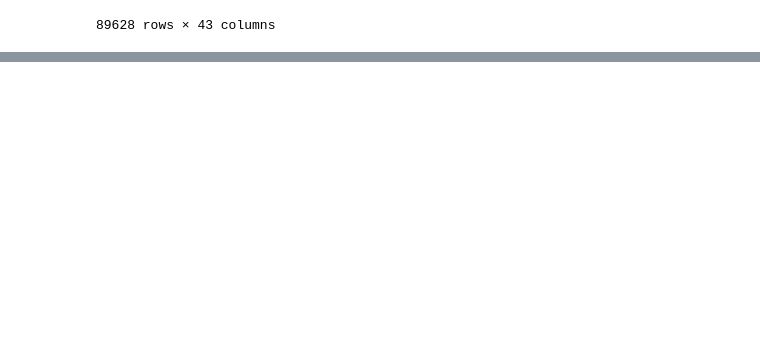
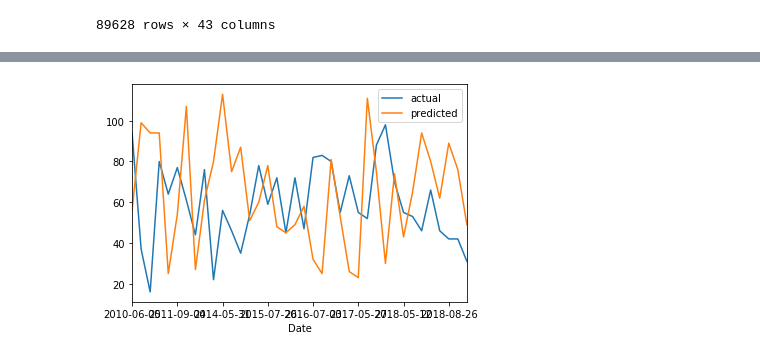
Before and after one commit to mark-richards/afl-eda, a Jupyter notebook: footywire-afl-eda.ipynb, the cells around one changed output, grey strips where cells are left out. Cells and saved outputs as stored; diff of their text form; code cells hidden in the pictures; blank space fills up the shorter version.

Commit message:
player SC projections

```diff
--- a/footywire-afl-eda.ipynb
+++ b/footywire-afl-eda.ipynb
@@ -229,0 +322,5 @@ df_footywire_data
+# %%
+# Get home/away status
+status_dummies = pd.get_dummies(df_footywire_data['Status'], prefix='Status')
+df_footywire_data = df_footywire_data.merge(status_dummies, left_index=True, right_index=True)
+df_footywire_data
@@ -229,0 +372,4 @@ df_footywire_data
+# %%
+from sklearn import ensemble
+
+clr = ensemble.RandomForestClassifier(n_estimators=10)
@@ -229,0 +386,15 @@ df_footywire_data
+# %%
+clr.fit(X_train, y_train)
+
+pred = clr.predict(X_test)
+# %%
+evaluate = pd.DataFrame({
+    "actual": y_test,
+    "predicted": pred,
+    "diff": y_test - pred
+})
+
+# evaluate
+df_predicted_scores = pd.merge(df_footywire_data_clean, evaluate, left_index=True, right_index=True)
+df_predicted_scores
+# df_predicted_scores.to_csv('thingy.csv')
@@ -229,0 +415,14 @@ df_footywire_data
+# %%
+df_predicted_scores = df_predicted_scores.loc[df_predicted_scores['Player'] == 'Neville Jetta']
+df_predicted_scores = df_predicted_scores[['Date', 'actual', 'predicted']]
+df_predicted_scores = df_predicted_scores.set_index('Date')
+lines = df_predicted_scores.plot.line()
+# fig, ax = plt.subplots()
+
+# for key, grp in df.groupby(['color']):
+#     ax = grp.plot(ax=ax, kind='line', x='x', y='y', c=key, label=key)
+
+# plt.legend(loc='best')
+# plt.show()
+# %% [output]
+[figure, added]
```
Also changed, not shown: parts of 14 cells of this notebook.
